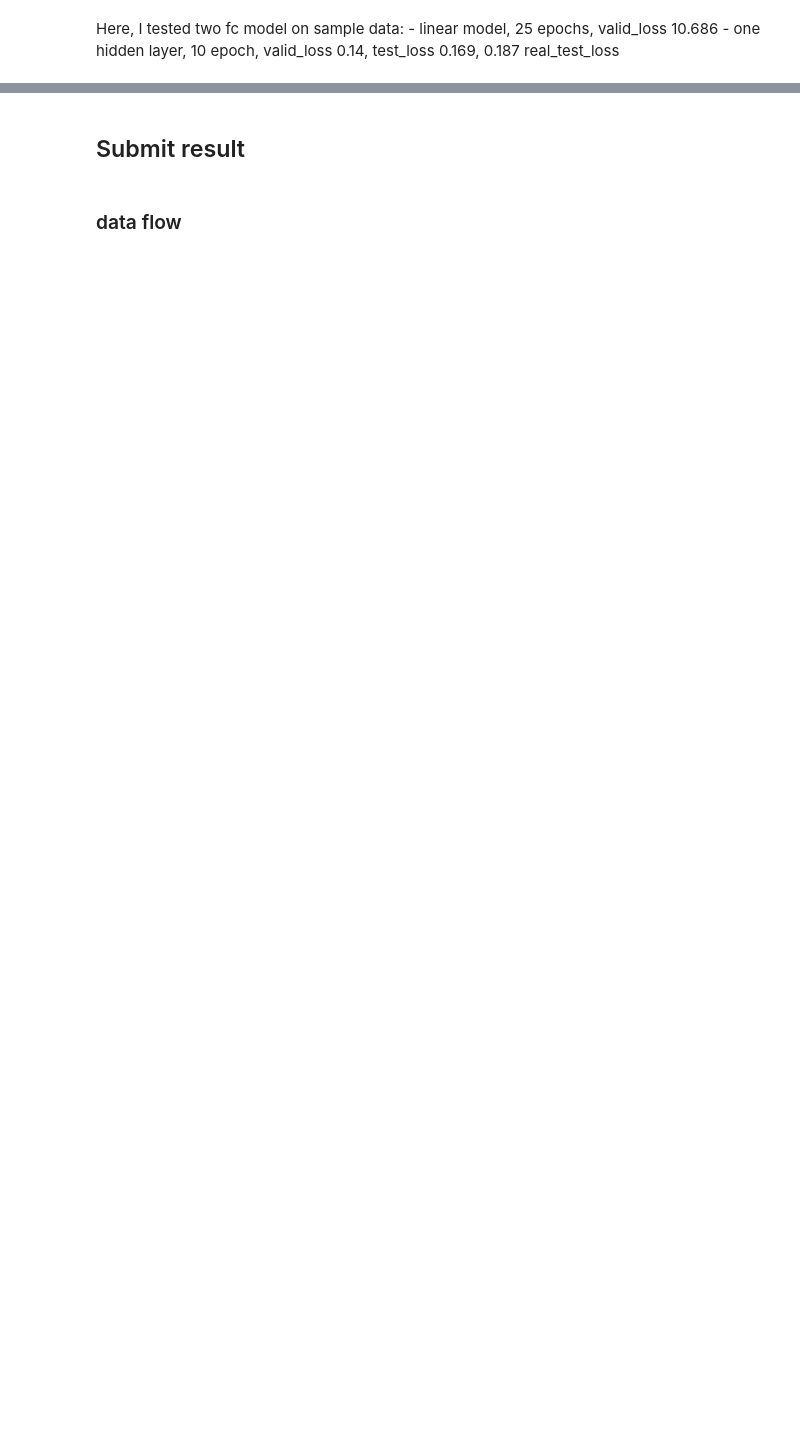
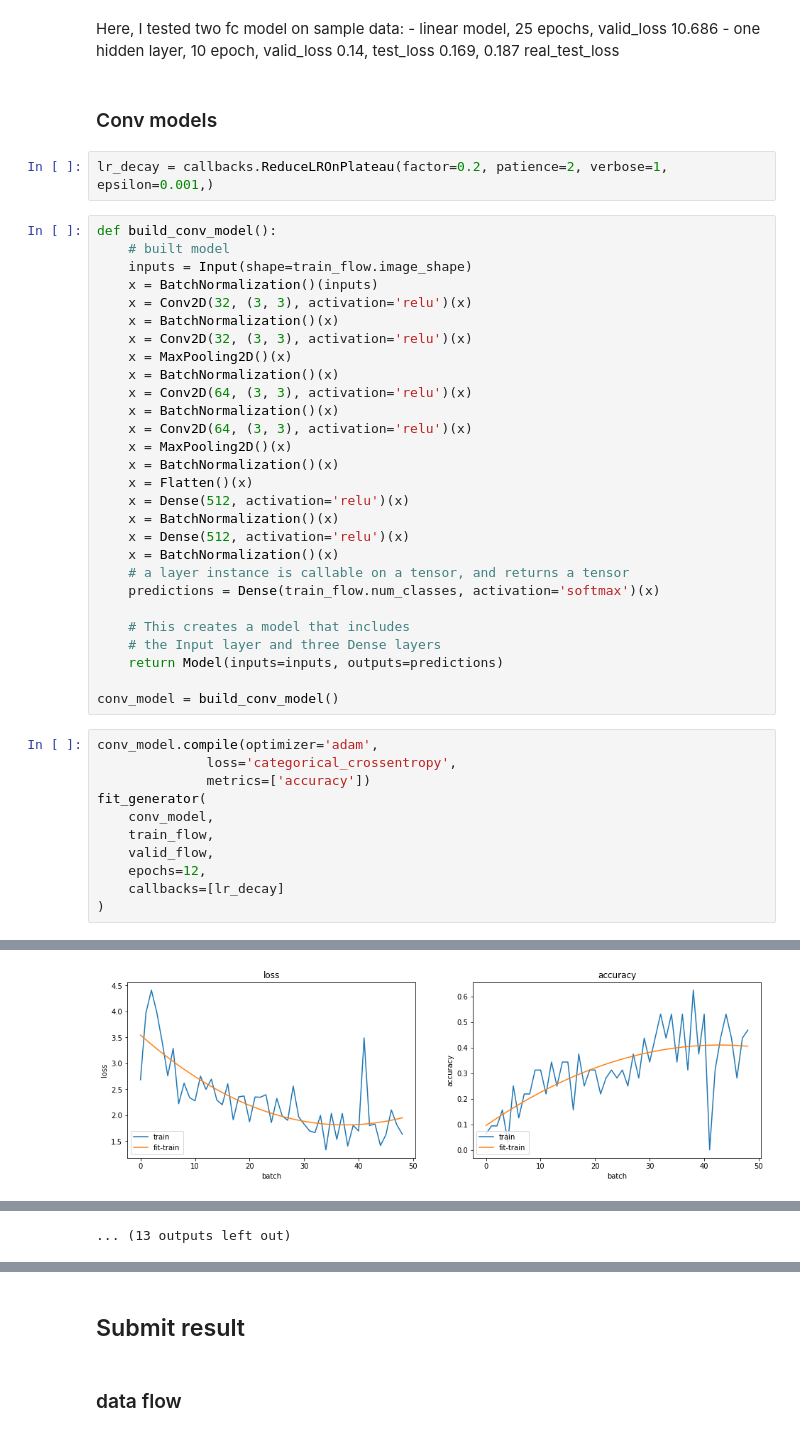
Before and after one commit to zeroohub/kaggle_fun, a Jupyter notebook: state_farm_distracted_driver_detection/main.ipynb, the cells around one changed output, grey strips where cells are left out. Saved outputs shown, nothing was run; the diff lists cells and outputs as text; blank space fills up the shorter version.

```diff
--- a/state_farm_distracted_driver_detection/main.ipynb
+++ b/state_farm_distracted_driver_detection/main.ipynb
@@ -175,3 +176,47 @@ fc_model.evaluate_generator(test_flow)
 Here, I tested two fc model on sample data:
     - linear model, 25 epochs, valid_loss 10.686
     - one hidden layer, 10 epoch, valid_loss 0.14, test_loss 0.169, 0.187 real_test_loss
+# %% [markdown]
+### Conv models
+# %%
+lr_decay = callbacks.ReduceLROnPlateau(factor=0.2, patience=2, verbose=1, epsilon=0.001,)
+# %%
+def build_conv_model():
+    # built model
+    inputs = Input(shape=train_flow.image_shape)
+    x = BatchNormalization()(inputs)
+    x = Conv2D(32, (3, 3), activation='relu')(x)
+    x = BatchNormalization()(x)
+    x = Conv2D(32, (3, 3), activation='relu')(x)
+    x = MaxPooling2D()(x)
+    x = BatchNormalization()(x)
+    x = Conv2D(64, (3, 3), activation='relu')(x)
+    x = BatchNormalization()(x)
+    x = Conv2D(64, (3, 3), activation='relu')(x)
+    x = MaxPooling2D()(x)
+    x = BatchNormalization()(x)
+    x = Flatten()(x)
+    x = Dense(512, activation='relu')(x)
+    x = BatchNormalization()(x)
+    x = Dense(512, activation='relu')(x)
+    x = BatchNormalization()(x)
+    # a layer instance is callable on a tensor, and returns a tensor
+    predictions = Dense(train_flow.num_classes, activation='softmax')(x)
+
+    # This creates a model that includes
+    # the Input layer and three Dense layers
+    return Model(inputs=inputs, outputs=predictions)
+
+conv_model = build_conv_model()
+# %%
+conv_model.compile(optimizer='adam',
+              loss='categorical_crossentropy',
+              metrics=['accuracy'])
+fit_generator(
+    conv_model,
+    train_flow,
+    valid_flow,
+    epochs=12,
+    callbacks=[lr_decay]
+)
+# %% [output]
@@ -177,0 +225 @@ Here, I tested two fc model on sample data:
+[figure, added]
@@ -177,0 +241 @@ Here, I tested two fc model on sample data:
+... (13 outputs left out)
```
Also changed, not shown: parts of 10 cells of this notebook.
